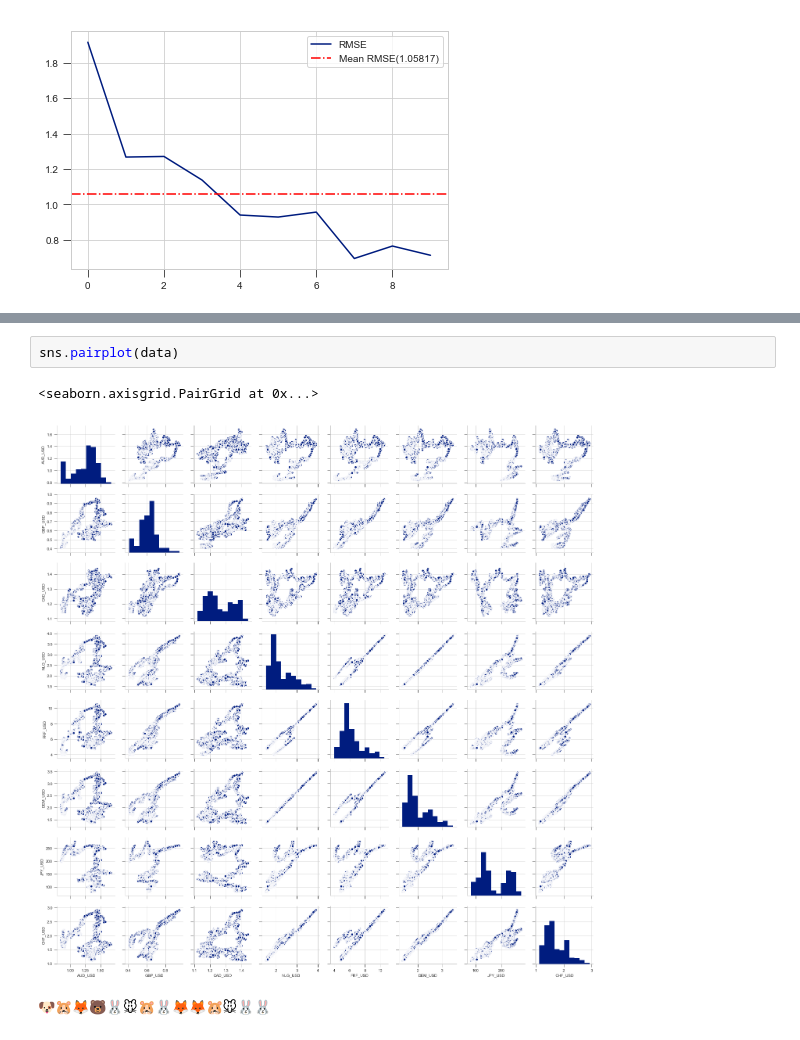
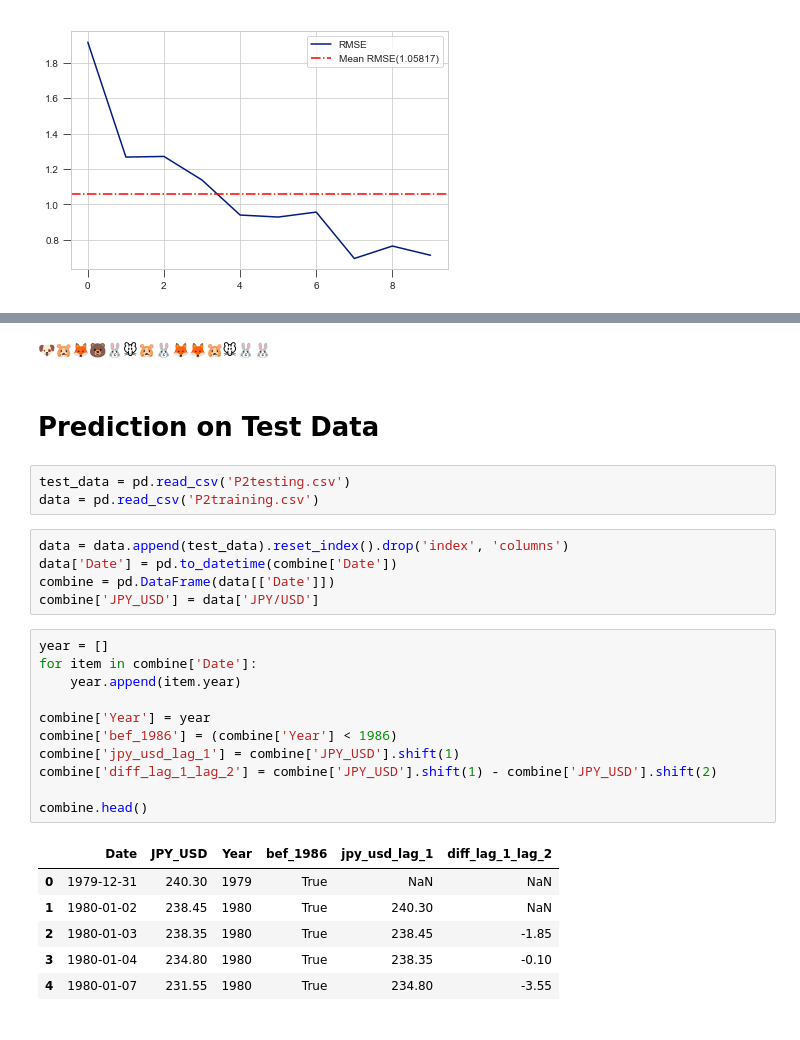
Before and after one commit to YangXiaozhou/IE5202-Project-2, a Jupyter notebook: Project 2.ipynb, the cells around one changed output, grey strips where cells are left out. Saved outputs shown, nothing was run; the diff lists cells and outputs as text.

Commit message:
Prediction made

```diff
--- a/Project 2.ipynb
+++ b/Project 2.ipynb
@@ -757,7 +775,30 @@ plt.tight_layout()
-# %%
-sns.pairplot(data)
-# %% [output]
-<seaborn.axisgrid.PairGrid at 0x...>
-[figure, removed]
 # %% [markdown]
 🐶🐹🦊🐻🐰🐭🐹🐰🦊🦊🐹🐭🐰🐰
+# %% [markdown]
+# Prediction on Test Data
+# %%
+test_data = pd.read_csv('P2testing.csv')
+data = pd.read_csv('P2training.csv')
+# %%
+data = data.append(test_data).reset_index().drop('index', 'columns')
+data['Date'] = pd.to_datetime(combine['Date'])
+combine = pd.DataFrame(data[['Date']])
+combine['JPY_USD'] = data['JPY/USD']
+# %%
+year = []
+for item in combine['Date']:
+    year.append(item.year)
+
+combine['Year'] = year
+combine['bef_1986'] = (combine['Year'] < 1986)
+combine['jpy_usd_lag_1'] = combine['JPY_USD'].shift(1)
+combine['diff_lag_1_lag_2'] = combine['JPY_USD'].shift(1) - combine['JPY_USD'].shift(2)
+
+combine.head()
+# %% [output]
+|  | Date | JPY_USD | Year | bef_1986 | jpy_usd_lag_1 | diff_lag_1_lag_2 |
+| 0 | 1979-12-31 | 240.30 | 1979 | True | NaN | NaN |
+| 1 | 1980-01-02 | 238.45 | 1980 | True | 240.30 | NaN |
+| 2 | 1980-01-03 | 238.35 | 1980 | True | 238.45 | -1.85 |
+| 3 | 1980-01-04 | 234.80 | 1980 | True | 238.35 | -0.10 |
+| 4 | 1980-01-07 | 231.55 | 1980 | True | 234.80 | -3.55 |
```
Also changed, not shown: parts of 4 cells of this notebook, 7 other files.
